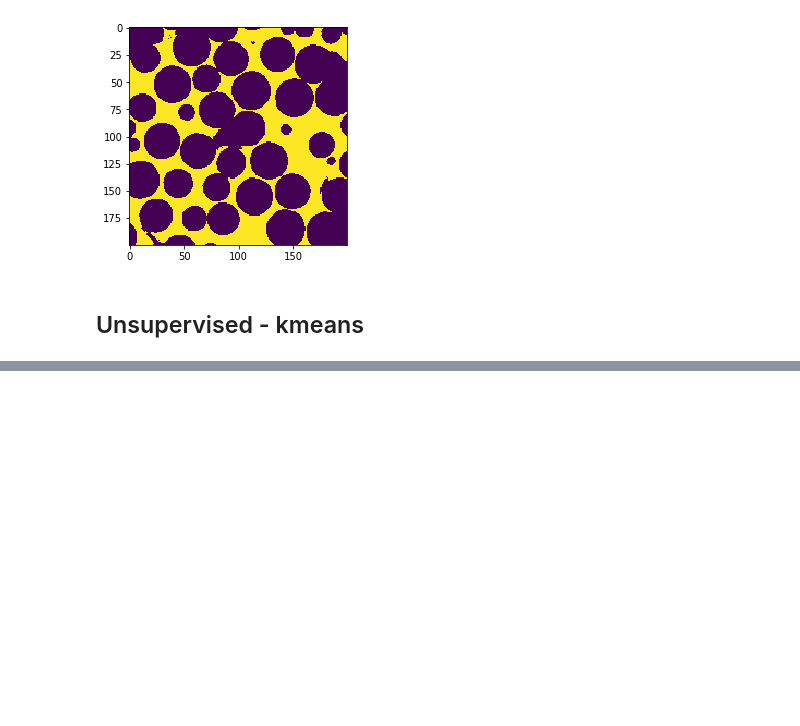
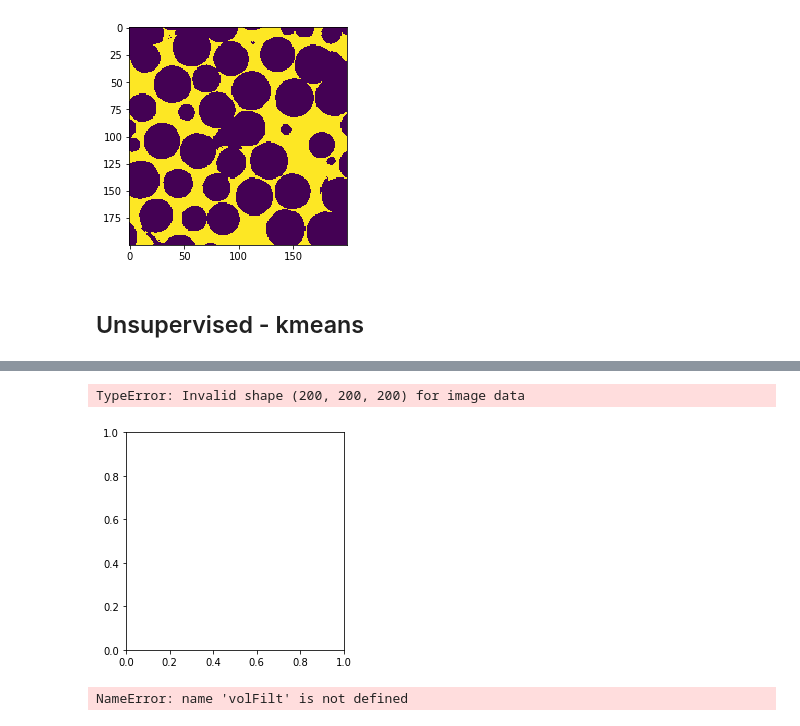
Before and after one commit to CameraIA/dipmicroct, a Jupyter notebook: partII/03_analyze3D.ipynb, the cells around one changed output, grey strips where cells are left out. Saved outputs shown, nothing was run; the diff lists cells and outputs as text; code cells hidden in the pictures; blank space fills up the shorter version.

```diff
--- a/partII/03_analyze3D.ipynb
+++ b/partII/03_analyze3D.ipynb
@@ -378,11 +384,16 @@ plt.imshow(mark_boundaries(b, segments))
 # %%
 from skimage import color
 from skimage.future import graph
-output = color.label2rgb(segments, aslice, kind='avg')
-plt.imshow(output,cmap='gray')
+#output = color.label2rgb(segments, aslice, kind='avg')
+plt.imshow(segments,cmap='gray')
+# %% [output]
+TypeError: Invalid shape (200, 200, 200) for image data
+[figure, added]
 # %%
 from scipy import ndimage as ndi
 
-volFilt = ndi.median_filter(img,footprint=ball)
-segments = slic(volFilt, n_segments=250, compactness=0.05, enforce_connectivity=True, sigma=10, max_iter=50, multichannel=False) #higher compact = more weight space, more square
+
+segments = slic(bilat, n_segments=250, compactness=0.05, enforce_connectivity=True, sigma=10, max_iter=50, multichannel=False) #higher compact = more weight space, more square
 output = color.label2rgb(segments, volFilt, kind='avg')
+# %% [output]
+NameError: name 'volFilt' is not defined
```
Also changed, not shown: parts of 4 cells of this notebook.
